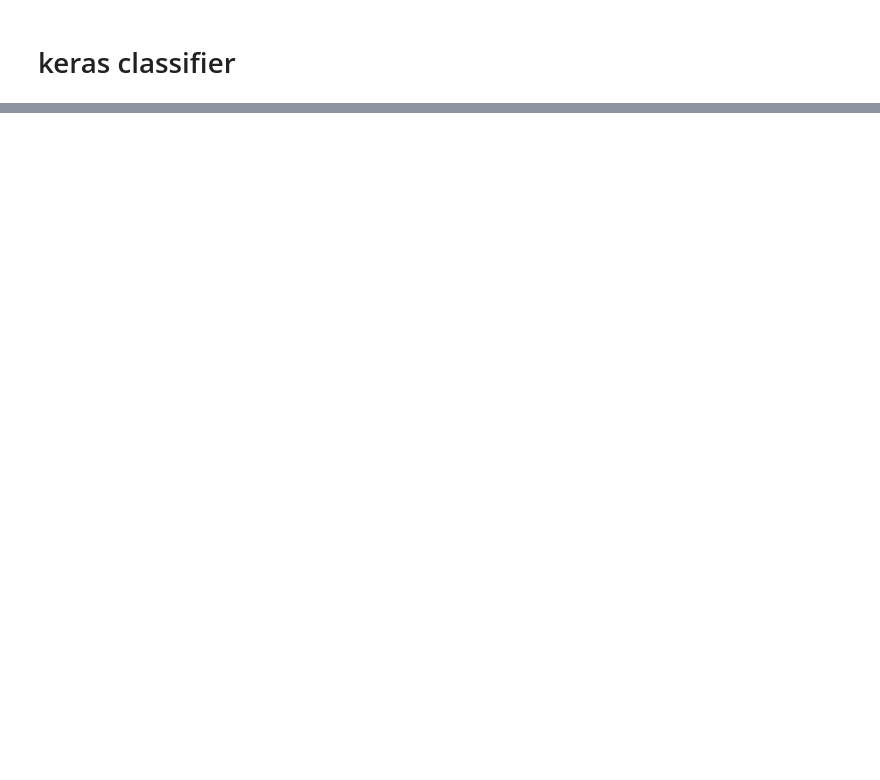
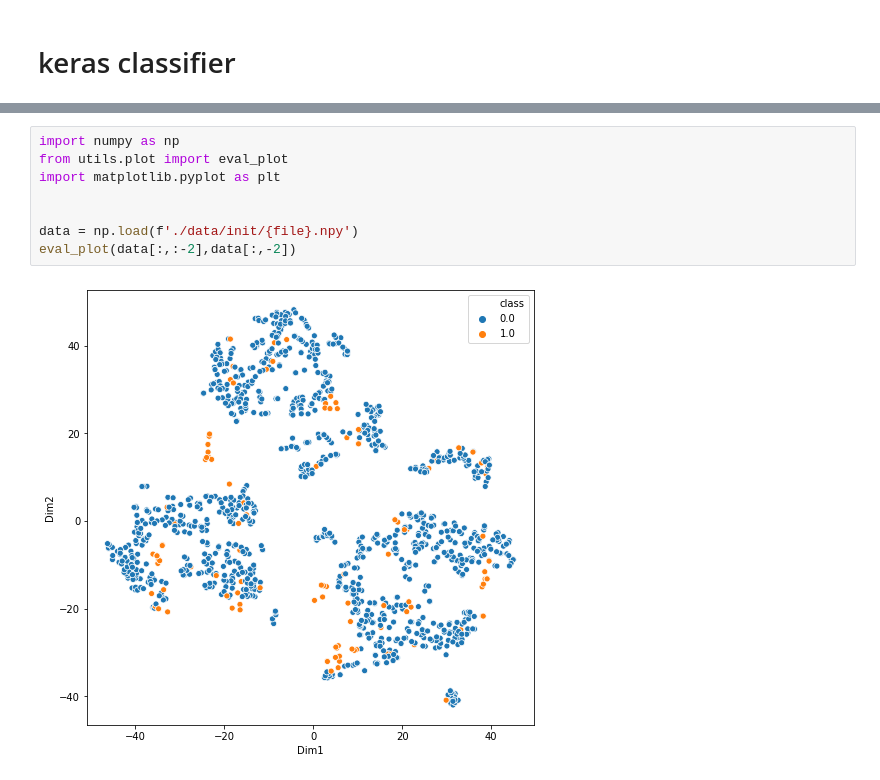
Before and after one commit to Feq1007/OReSSL, a Jupyter notebook: 3.Framework/run.ipynb, the cells around one changed output, grey strips where cells are left out. Saved outputs shown, nothing was run; the diff lists cells and outputs as text; blank space fills up the shorter version.

```diff
--- a/3.Framework/run.ipynb
+++ b/3.Framework/run.ipynb
@@ -91,0 +90,10 @@ AttributeError: 'Sequential' object has no attribute 'predict_classes'
+# %%
+import numpy as np
+from utils.plot import eval_plot
+import matplotlib.pyplot as plt
+
+
+data = np.load(f'./data/init/{file}.npy')
+eval_plot(data[:,:-2],data[:,-2])
+# %% [output]
+[figure, added]
```
Also changed, not shown: parts of 12 cells of this notebook, 41 other files.
